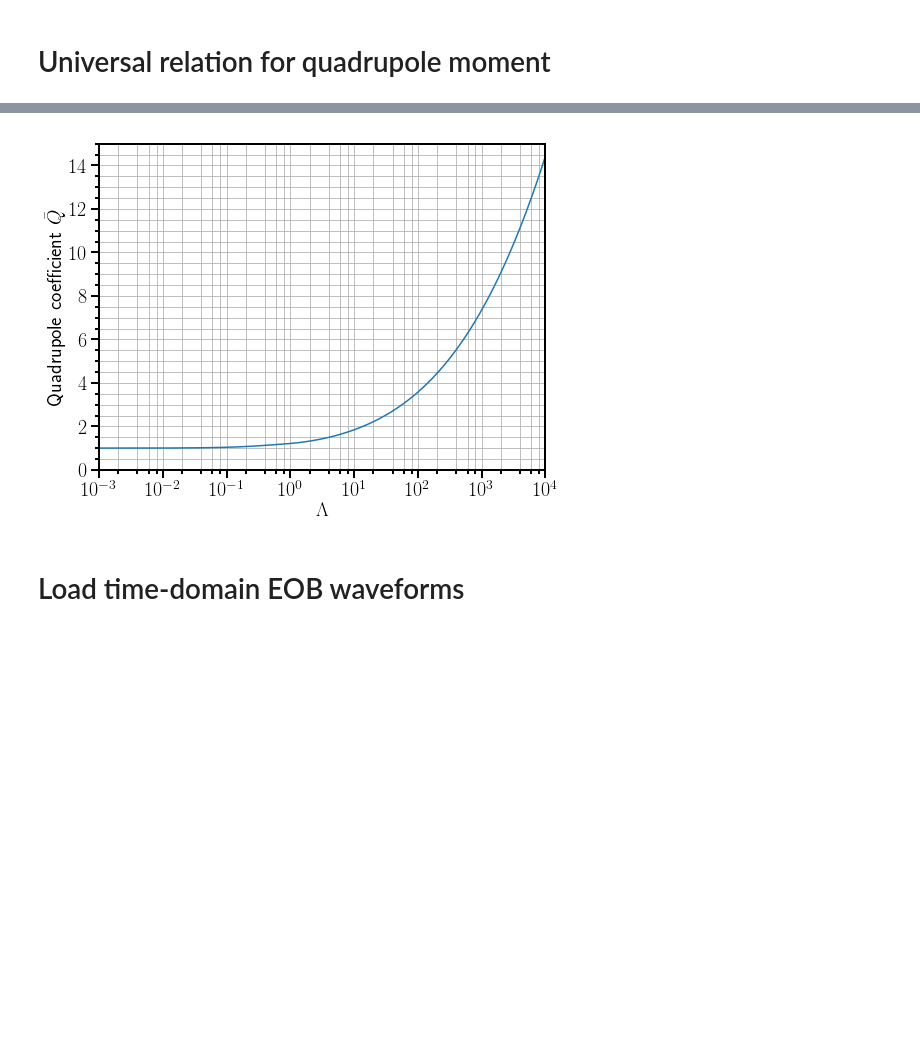
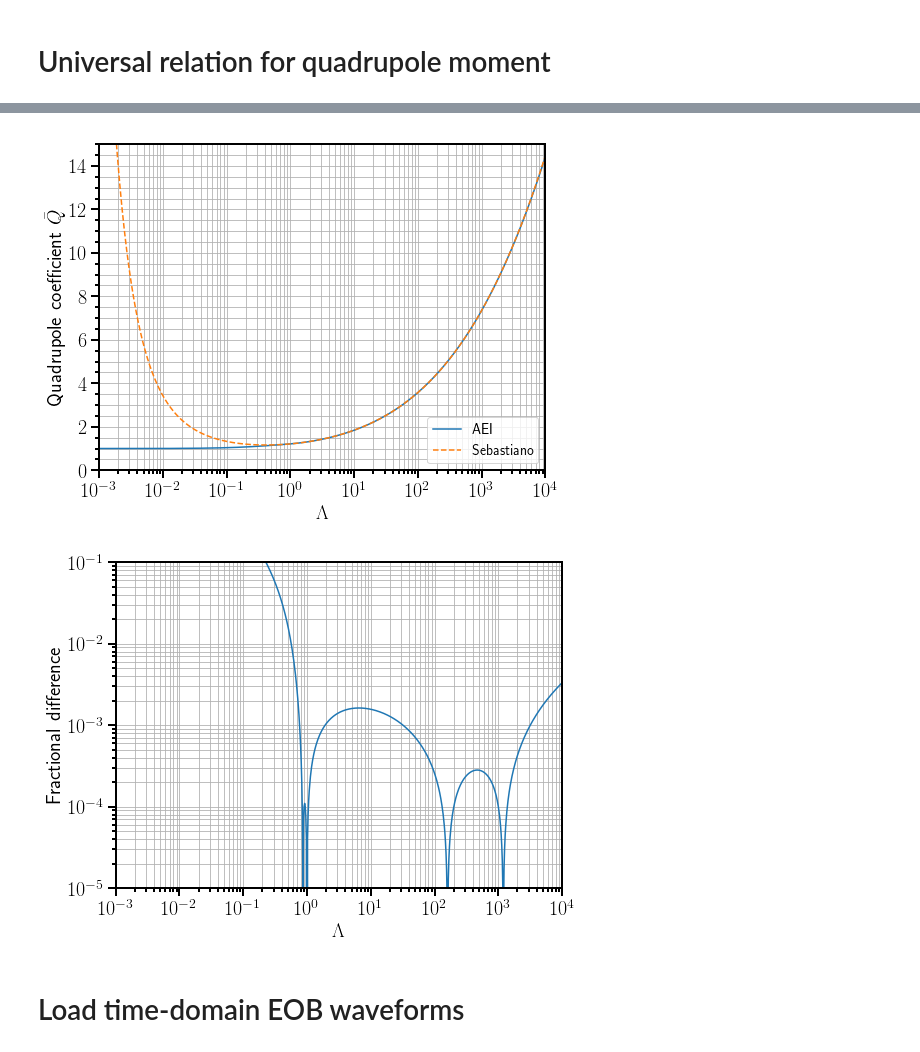
Before and after one commit to benjaminlackey/gpsurrogate, a Jupyter notebook: notebooks/EOBQM/QMEffect.ipynb, the cells around one changed output, grey strips where cells are left out. Cells and saved outputs as stored; diff of their text form; code cells hidden in the pictures; blank space fills up the shorter version.

```diff
--- a/notebooks/EOBQM/QMEffect.ipynb
+++ b/notebooks/EOBQM/QMEffect.ipynb
@@ -138,6 +140,24 @@ def fourier_transform_waveform(h, delta_t, n_ext, winon_i, winon_f, trunc_i, tru
     return htilde
 # %% [markdown]
 # Universal relation for quadrupole moment
+# %%
+def quad_of_lambda_fit_sebastiano(lam):
+    """This function computes the quadrupole induced by rotation.
+    Reference: Yunes-Yagi, PRD 88, 023009.logQ-vs-log(lambda) fit of Table I of Yunes-Yagi
+    here x = log(lambda) and the output is the log of the coefficient
+    that describes the quadrupole deformation due to spin.
+
+    Warning: This is not the same fit as the AEI version (https://arxiv.org/abs/1303.1528)
+    """
+    ai = 0.194;
+    bi = 0.0936;
+    ci = 0.0474;
+    di = -4.21e-3;
+    ei = 1.23e-4;
+
+    x = np.log(lam)
+    y = ai + bi*x + ci*x**2 + di*x**3 + ei*x**4
+    return np.exp(y)
 # %%
 epsilon = 1.0e-11
 print f2.quad_of_lambda_fit(1-epsilon)/f2.quad_of_lambda_fit(1+epsilon)
@@ -146,19 +166,37 @@ print f2.quad_of_lambda_fit(1-epsilon)/f2.quad_of_lambda_fit(1+epsilon)
 # %%
+lam = np.logspace(-5, 4, 1000)
+quad_aei = np.array([f2.quad_of_lambda_fit(l) for l in lam])
+quad_sebastiano = np.array([quad_of_lambda_fit_sebastiano(l) for l in lam])
+
 fig, ax = plt.subplots()
-lam = np.logspace(-5, 4, 1000)
-quad = np.array([f2.quad_of_lambda_fit(l) for l in lam])
-ax.plot(lam, quad)
+ax.plot(lam, quad_aei, label='AEI')
+ax.plot(lam, quad_sebastiano, ls='--', label='Sebastiano')
+
 ax.set_xscale('log')
-#ax.set_yscale('log')
 ax.set_xlim(0.001, 10000.0)
 ax.set_ylim(0, 15.0)
 ax.minorticks_on()
 ax.set_xlabel(r'$\Lambda$')
 ax.set_ylabel(r'Quadrupole coefficient $\bar Q$')
 ax.minorticks_on()
 ax.grid(which='both')
+ax.legend()
+
+fig, ax = plt.subplots()
+ax.plot(lam, np.abs(quad_sebastiano/quad_aei-1.0))
+
+ax.set_xscale('log')
+ax.set_yscale('log')
+ax.set_xlim(0.001, 10000.0)
+ax.set_ylim(1.0e-5, 0.1)
+ax.minorticks_on()
+ax.set_xlabel(r'$\Lambda$')
+ax.set_ylabel('Fractional difference')
+ax.minorticks_on()
+ax.grid(which='both')
 # %% [output]
-[figure, old version]
+[figure, new version]
+[figure, added]
 # %% [markdown]
 # Load time-domain EOB waveforms
 # %%
```
Also changed, not shown: parts of 21 cells of this notebook, 15 other files.
